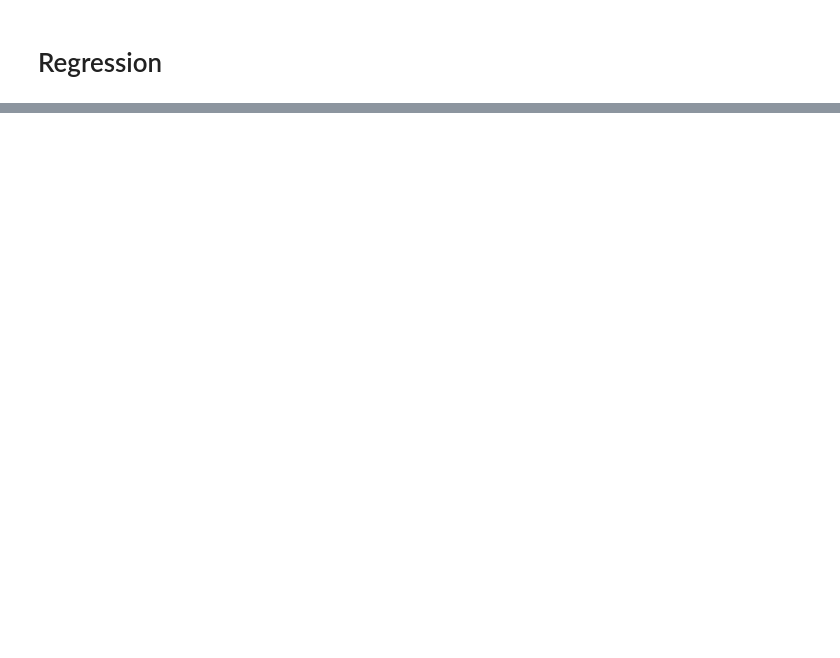
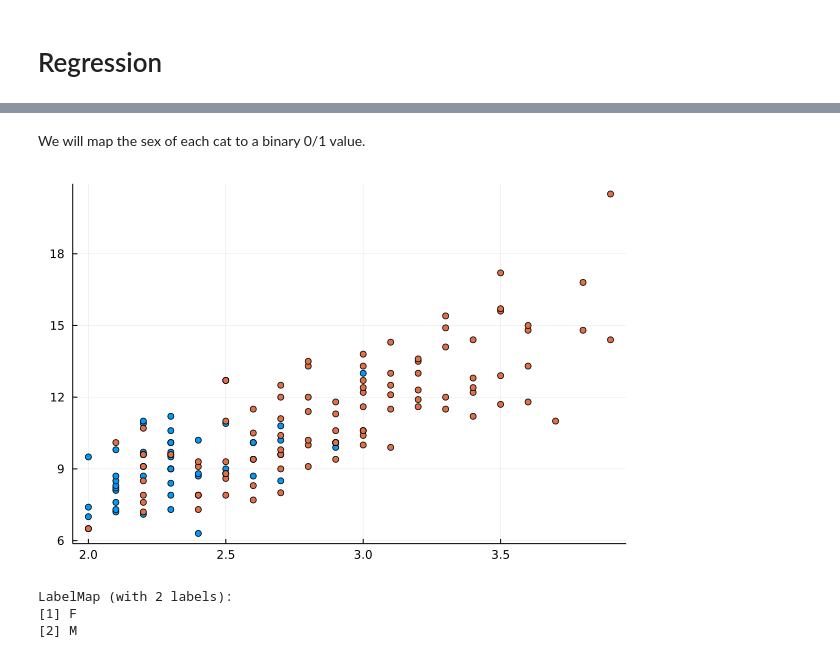
Before and after one commit to anthonyckleung/julia-intro, a Jupyter notebook: data-science/07-Regression.ipynb, the cells around one changed output, grey strips where cells are left out. Cells and saved outputs as stored; diff of their text form; code cells hidden in the pictures; blank space fills up the shorter version.

```diff
--- a/data-science/07-Regression.ipynb
+++ b/data-science/07-Regression.ipynb
@@ -45,0 +232,3 @@ plot!(xvals, ynew)
+# %%
+#we will load this data from RDatasets
+cats = dataset("MASS", "cats")
@@ -45,0 +255,15 @@ plot!(xvals, ynew)
+# %% [markdown]
+We will map the sex of each cat to a binary 0/1 value.
+# %%
+lmap = labelmap(cats[!,:Sex])
+ci = labelencode(lmap, cats[!,:Sex])
+scatter(cats[!,:BWt],cats[!,:HWt],color=ci,legend=false)
+# %% [output]
+[figure, added]
+# %%
+
+lmap
+# %% [output]
+LabelMap (with 2 labels):
+[1] F
+[2] M
```
Also changed, not shown: parts of 20 cells of this notebook.
